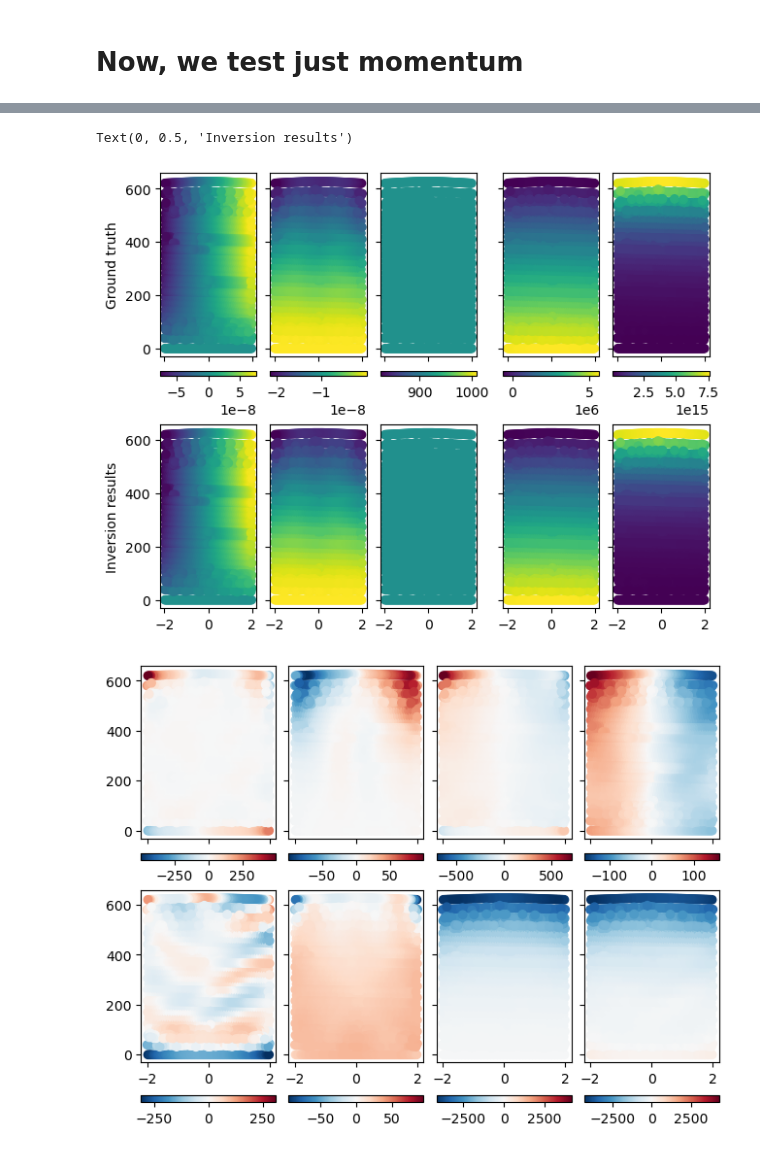
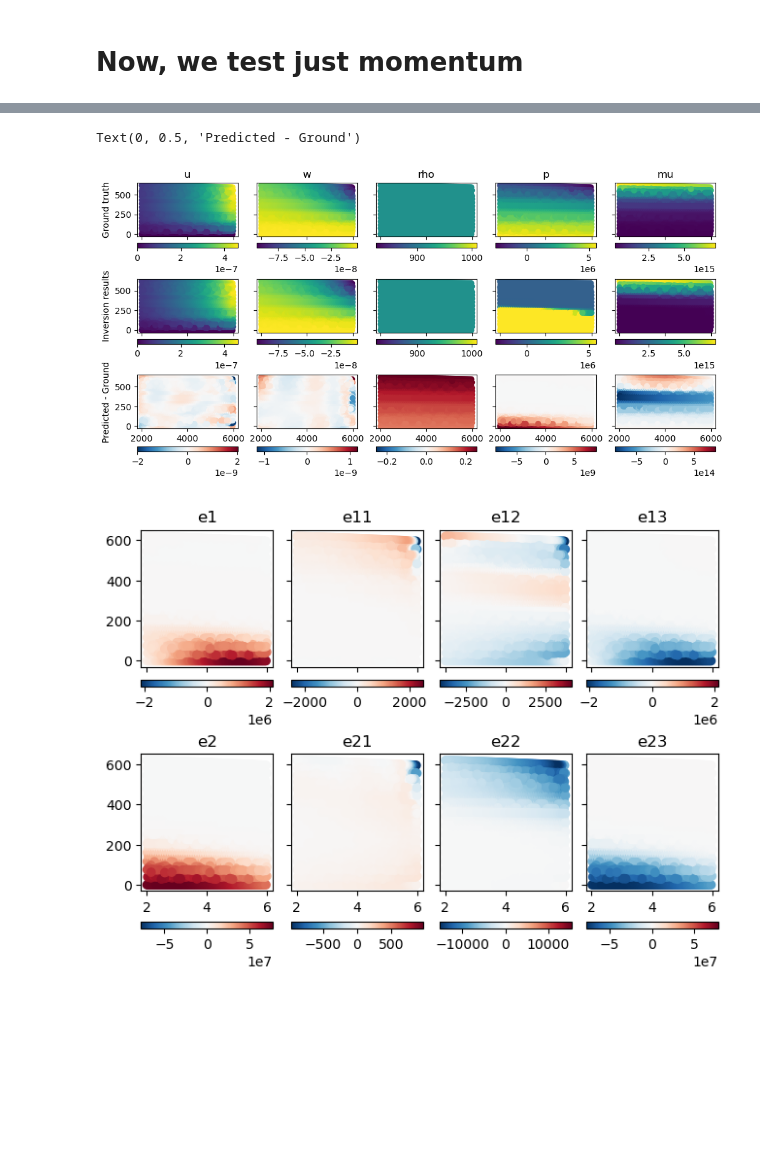
Before and after one commit to glugeorge/PINNs_pRES, a Jupyter notebook: models/momentum_conservation_synthetic/test_fenics_mass+momentum.ipynb, the cells around one changed output, grey strips where cells are left out. Cells and saved outputs as stored; diff of their text form; code cells hidden in the pictures; blank space fills up the shorter version.

```diff
--- a/models/momentum_conservation_synthetic/test_fenics_mass+momentum.ipynb
+++ b/models/momentum_conservation_synthetic/test_fenics_mass+momentum.ipynb
@@ -298,13 +282,23 @@ results['e0']=eqn[:, 0:1] * term0
 results['e01']=term[:, 0:1] * term0
 results['e02']=term[:, 1:2] * term0
 # %%
-fig, axs = plt.subplots(nrows=2,ncols=3,layout='constrained',sharex=True,sharey=True)
+from matplotlib import colors
+
+fig, axs = plt.subplots(nrows=3,ncols=3,layout='constrained',sharex=True,sharey=True)
 for i,key in enumerate(['u','w','rho']):
     c = axs[0,i].scatter(results['x'],results['z'],c=results[f'{key}_g'])
     fig.colorbar(c, ax=axs[0, i], location='bottom')
     new_c = axs[1, i].scatter(results['x'], results['z'],
                           c=results[f'{key}_p'],
                           cmap=c.cmap, norm=c.norm)
+    fig.colorbar(new_c, ax=axs[1, i], location='bottom')
+    axs[0,i].set_title(f'{key}')
+
+    diff = results[f'{key}_p'].flatten()-results[f'{key}_g']
+    c = axs[2,i].scatter(results['x'],results['z'],c=diff,cmap='RdBu_r',norm=colors.CenteredNorm())
+    fig.colorbar(c, ax=axs[2, i], location='bottom')
+
 axs[0][0].set_ylabel('Ground truth')
 axs[1][0].set_ylabel('Inversion results')
+axs[2][0].set_ylabel('Predicted - Ground')
 # %% [output]
@@ -313,8 +307,9 @@ Text(0, 0.5, 'Inversion results')
 # %%
 # check equation physics
-fig, axs = plt.subplots(ncols=3,layout='constrained',sharex=True,sharey=True)
+fig, axs = plt.subplots(figsize = (6,2),ncols=3,layout='constrained',sharex=True,sharey=True)
 vmax = np.max(np.abs([results['e0'],results['e01'],results['e02']]))
 for i, key in enumerate(['e0','e01','e02']):
     c = axs[i].scatter(results['x'],results['z'],c=results[key],vmin=-vmax,vmax=vmax,cmap='RdBu_r')
     fig.colorbar(c, ax=axs[i], location='bottom')
+    axs[i].set_title(key)
 # %% [output]
@@ -365,7 +360,7 @@ def create_loss_momentum(predf,gov_eqn,scales,lw):
 
         # load the ground truth for dataloss
         x_smp = data['smp'][0]
-        U_smp = data['smp'][1][:,0:5] # ground truth u,w,rho
+        U_smp = data['smp'][1][:,0:3] # ground truth u,w,rho
         # assuming only surface ice pressure is known
         x_surf = data['surf'][0]
         p_surf = data['surf'][1][:,3:4] # ground truth surface ice pressure
@@ -378,7 +373,7 @@ def create_loss_momentum(predf,gov_eqn,scales,lw):
         x_col = data['col'][0]
 
         # calculate the predicted variables
-        U_pred = net(x_smp)[:, 0:5] # predicting u, w, rho
+        U_pred = net(x_smp)[:, 0:3] # predicting u, w, rho
 
         # boundary constraints
         p_surf_pred = net(x_surf)[:,3:4]
@@ -418,7 +413,7 @@ def create_loss_momentum(predf,gov_eqn,scales,lw):
     return loss_fun
 # %%
 # create the loss function
-NN_loss = create_loss_momentum(pred_u, gov_eqn, info, [1,1,1])
+NN_loss = create_loss_momentum(pred_u, gov_eqn_momentum, info, [1,1,1])
 # calculate the initial loss and set it as the reference value for loss
 NN_loss.lref = NN_loss(trained_params, data)[0]
 # %%
@@ -537,18 +532,28 @@ results['e21']=term[:, 3:4] * term1
 results['e22']=term[:, 4:5] * term1
 results['e23']=term[:, 5:6] * term1
 # %%
-fig, axs = plt.subplots(nrows=2,ncols=5,layout='constrained',sharex=True,sharey=True)
+from matplotlib import colors
+
+fig, axs = plt.subplots(figsize=(10,5),nrows=3,ncols=5,layout='constrained',sharex=True,sharey=True)
 for i,key in enumerate(['u','w','rho','p','mu']):
-    c = axs[0,i].scatter(results['x']/1000,results['z'],c=results[f'{key}_g'])
+    c = axs[0,i].scatter(results['x'],results['z'],c=results[f'{key}_g'])
     fig.colorbar(c, ax=axs[0, i], location='bottom')
-    new_c = axs[1, i].scatter(results['x']/1000, results['z'],
+    new_c = axs[1, i].scatter(results['x'], results['z'],
                           c=results[f'{key}_p'],
                           cmap=c.cmap, norm=c.norm)
+    fig.colorbar(new_c, ax=axs[1, i], location='bottom')
+    axs[0,i].set_title(f'{key}')
+
+    diff = results[f'{key}_p'].flatten()-results[f'{key}_g']
+    c = axs[2,i].scatter(results['x'],results['z'],c=diff,cmap='RdBu_r',norm=colors.CenteredNorm())
+    fig.colorbar(c, ax=axs[2, i], location='bottom')
+
 axs[0][0].set_ylabel('Ground truth')
 axs[1][0].set_ylabel('Inversion results')
+axs[2][0].set_ylabel('Predicted - Ground')
 # %% [output]
-Text(0, 0.5, 'Inversion results')
+Text(0, 0.5, 'Predicted - Ground')
-[figure, old version]
+[figure, new version]
 # %%
 # check equation physics
 from matplotlib import colors
@@ -558,13 +563,18 @@ vmax = np.max(np.abs([results['e1'],results['e11'],results['e12'],results['e13']
 
 c=axs[0,0].scatter(results['x']/1000,results['z'],c=results['e1'],cmap='RdBu_r',norm=colors.CenteredNorm())#vmin=-vmax,vmax=vmax)
 fig.colorbar(c, ax=axs[0,0], location='bottom')
+axs[0,0].set_title('e1')
 c = axs[1,0].scatter(results['x']/1000,results['z'],c=results['e2'],cmap='RdBu_r',norm=colors.CenteredNorm())#vmin=-vmax,vmax=vmax)
 fig.colorbar(c, ax=axs[1,0], location='bottom')
+axs[1,0].set_title('e2')
 
 for i in range(3):
     c = axs[0,i+1].scatter(results['x']/1000,results['z'],c=results[f'e1{i+1}'],cmap='RdBu_r',norm=colors.CenteredNorm())#vmin=-vmax,vmax=vmax)
     fig.colorbar(c, ax=axs[0,i+1], location='bottom')
+    axs[0,i+1].set_title(f'e1{i+1}')
+
     c = axs[1,i+1].scatter(results['x']/1000,results['z'],c=results[f'e2{i+1}'],cmap='RdBu_r',norm=colors.CenteredNorm())#vmin=-vmax,vmax=vmax)
     fig.colorbar(c, ax=axs[1,i+1], location='bottom')
+    axs[1,i+1].set_title(f'e2{i+1}')
 # %% [output]
-[figure, old version]
+[figure, new version]
```
Also changed, not shown: parts of 13 cells of this notebook, 4 other files.
